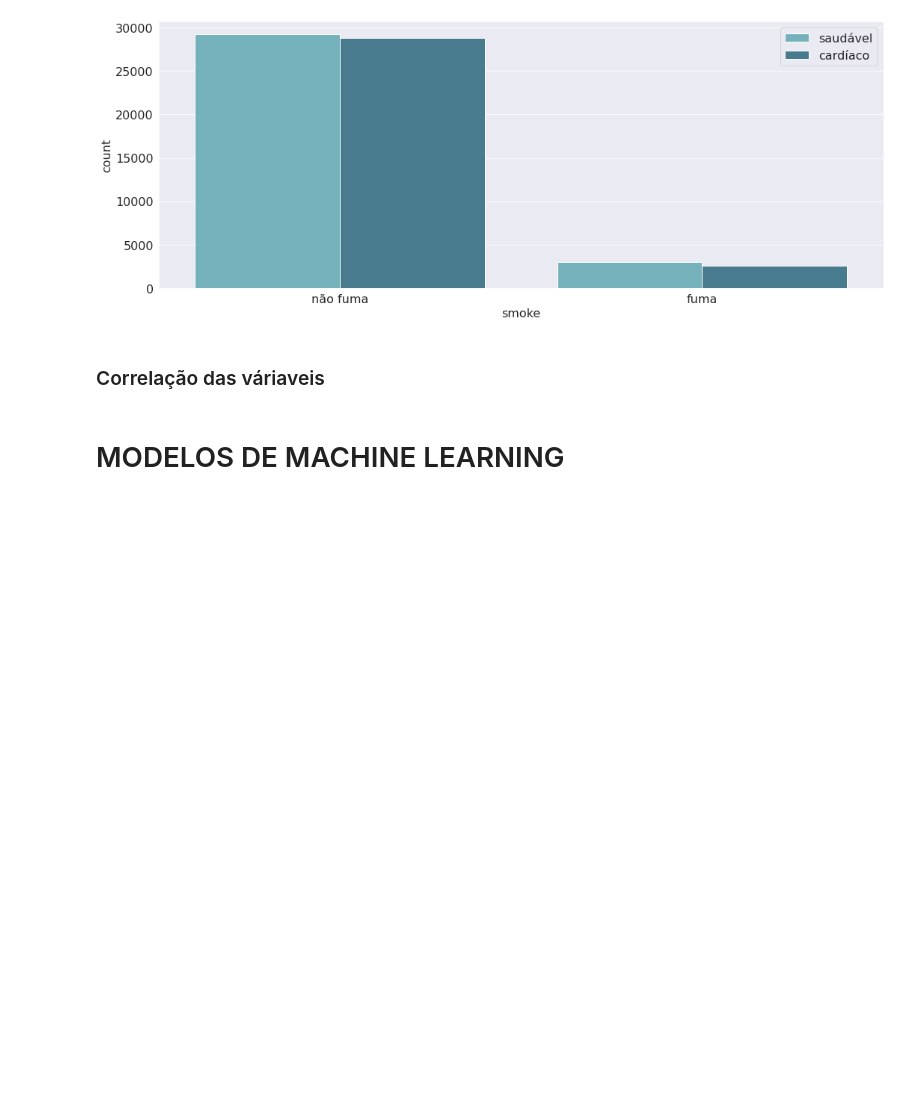
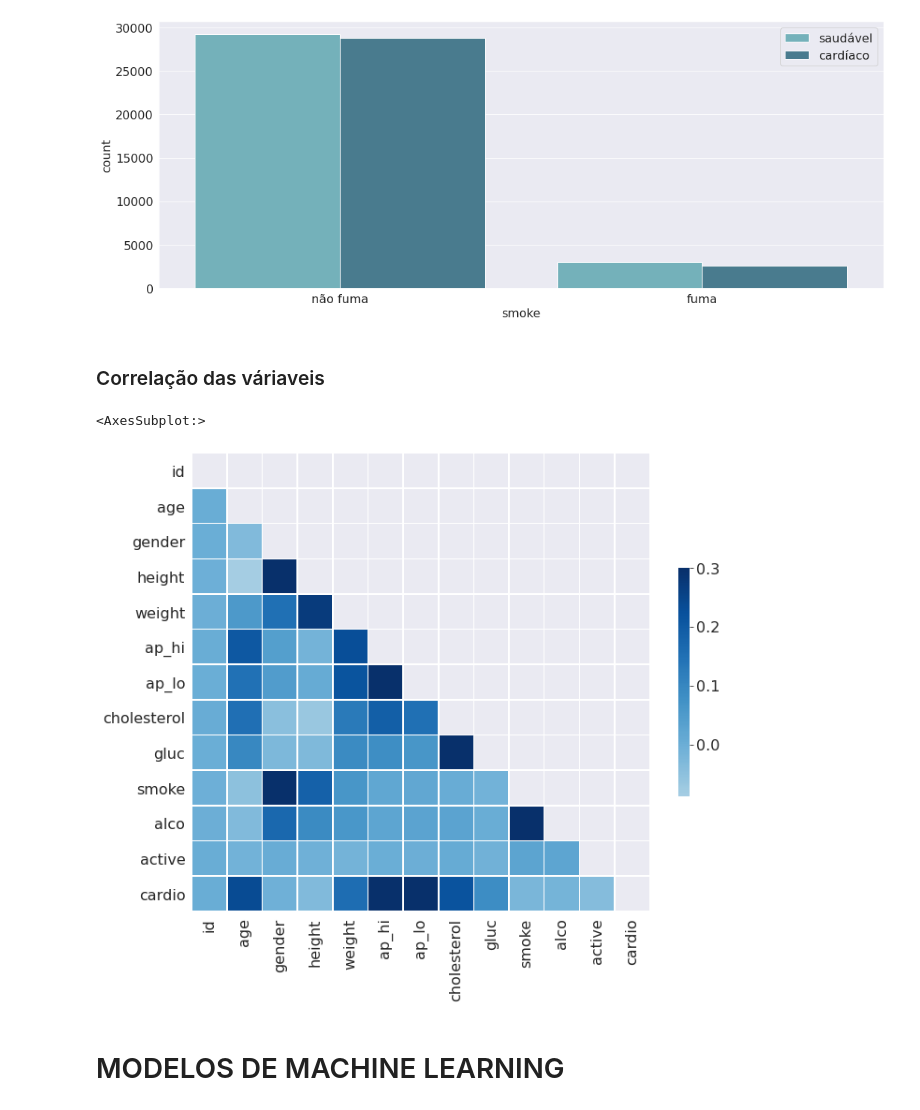
Before and after one commit to victor-hro/cardiovascular-disease-prediction, a Jupyter notebook: regressao_logistica.ipynb, the cells around one changed output. Cells and saved outputs as stored; diff of their text form; code cells hidden in the pictures; blank space fills up the shorter version.

```diff
--- a/regressao_logistica.ipynb
+++ b/regressao_logistica.ipynb
@@ -398,15 +398,18 @@ plt.tight_layout()
 # %% [markdown]
 ### Correlação das váriaveis
 # %%
-# corr = df.corr()
+corr = df.corr()
 # Generate a mask for the upper triangle
 mask = np.triu(np.ones_like(corr, dtype=bool))
 
 # Set up the matplotlib figure
 f, ax = plt.subplots(figsize=(11, 9))
 
 # Draw the heatmap with the mask and correct aspect ratio
 sns.heatmap(corr, mask=mask, cmap='Blues', vmax=.3, center=0,
             square=True, linewidths=.5, cbar_kws={"shrink": .5})
+# %% [output]
+<AxesSubplot:>
+[figure, added]
 # %% [markdown]
 # MODELOS DE MACHINE LEARNING
```
Also changed, not shown: parts of 23 cells of this notebook.
